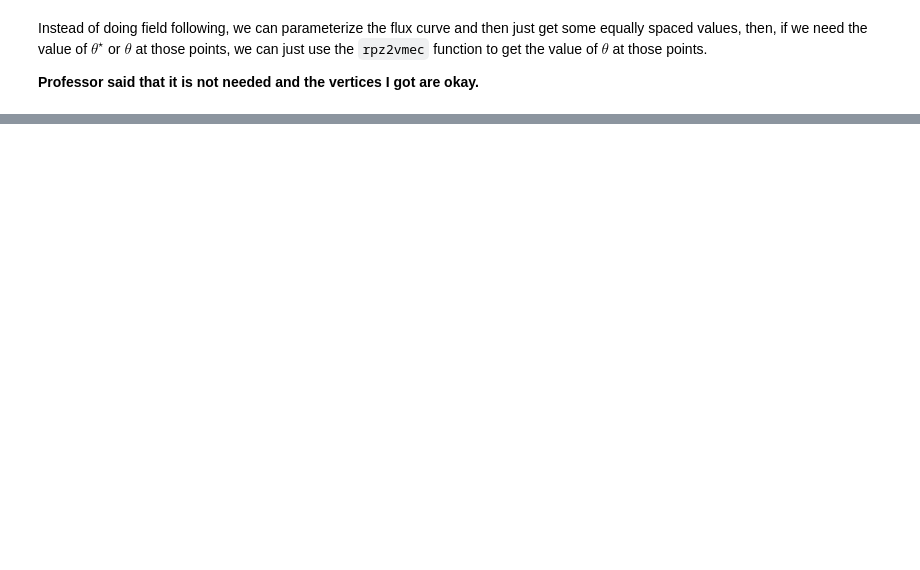
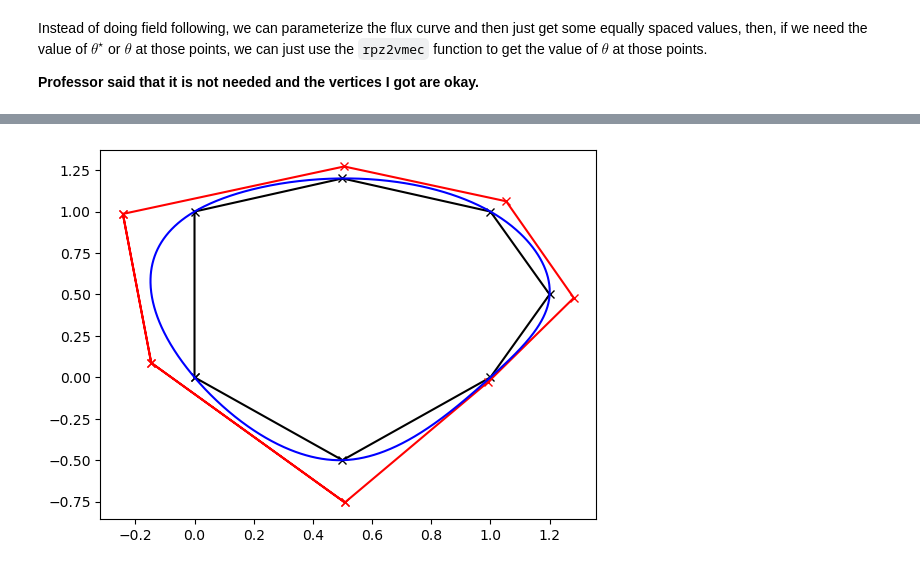
Before and after one commit to Fuad-HH/pystell_uw, a Jupyter notebook: readVmec.ipynb, the cells around one changed output, grey strips where cells are left out. Saved outputs shown, nothing was run; the diff lists cells and outputs as text; code cells hidden in the pictures; blank space fills up the shorter version.

```diff
--- a/readVmec.ipynb
+++ b/readVmec.ipynb
@@ -429,0 +484,14 @@ array([0.        , 4.18027532, 4.17586566, 4.16288859, 4.14205013,
+# %%
+# lets fit a B-spline to the loop
+tck, u = splprep(pts.T, s=0, k=3, per=True)
+u_new = np.linspace(u.min(), u.max(), 1000)
+x_new, y_new = splev(u_new, tck)
+
+# plot the loop
+fig, ax = plt.subplots()
+ax.plot(pts[:,0], pts[:,1], 'kx-')
+ax.plot(tck[1][0], tck[1][1], 'rx-')
+ax.plot(x_new, y_new, 'b-')
+plt.show()
+# %% [output]
+[figure, added]
```
Also changed, not shown: parts of 28 cells of this notebook, 6 other files.
